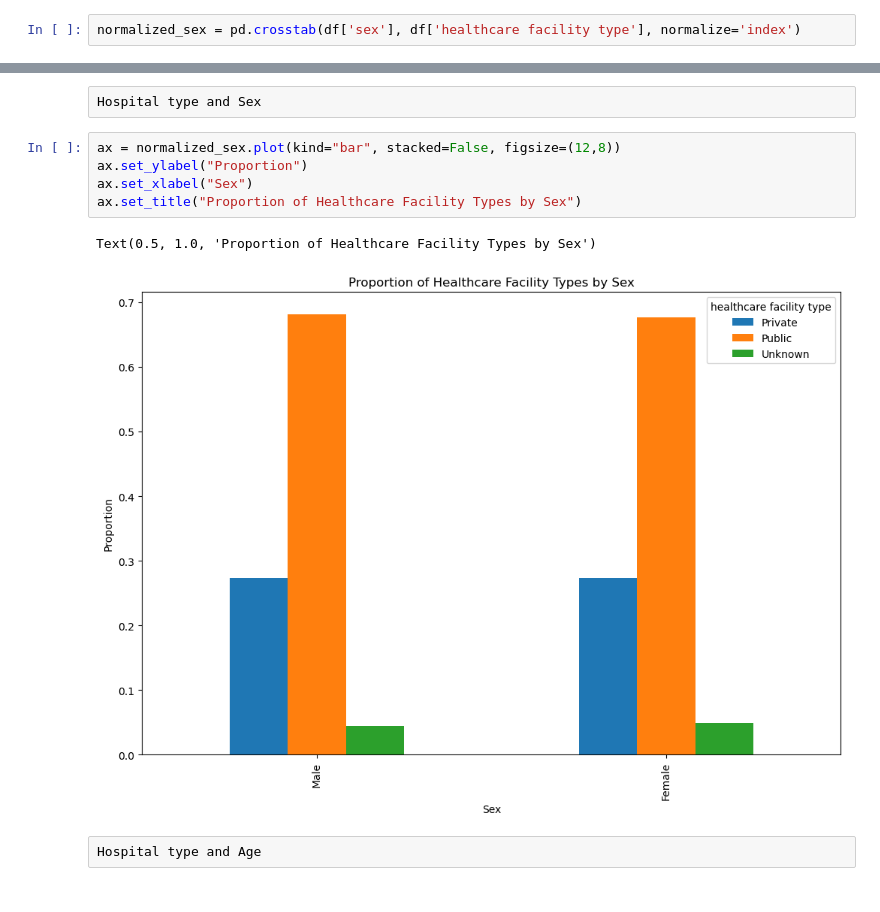
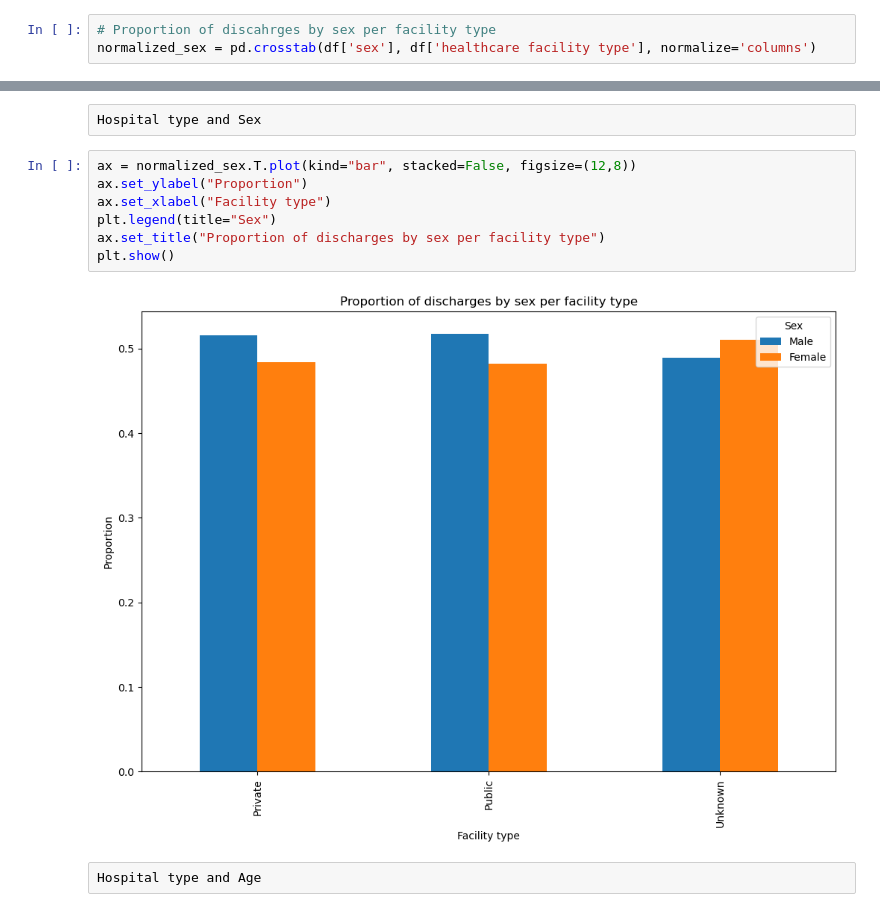
Before and after one commit to mirkopodunavak1996/EDAHospDischarges_Chile2001-2024, a Jupyter notebook: notebooks/General_Analysis_2001-2024_Bivariate(2).ipynb, the cells around one changed output, grey strips where cells are left out. Drawn from its saved outputs; the diff is of its cells as text.

Commit message:
Progress made on documenting notebook adding comments and fixing mistakes in plots

```diff
--- a/notebooks/General_Analysis_2001-2024_Bivariate(2).ipynb
+++ b/notebooks/General_Analysis_2001-2024_Bivariate(2).ipynb
@@ -497,7 +508,8 @@ Normalize counts to compare groups.
 # %% [raw]
 Hospital type and Sex
 # %%
-normalized_sex = pd.crosstab(df['sex'], df['healthcare facility type'], normalize='index')
+# Proportion of discahrges by sex per facility type
+normalized_sex = pd.crosstab(df['sex'], df['healthcare facility type'], normalize='columns')
 # %%
 normalized_sex
 # %% [output]
@@ -542,13 +556,14 @@ Simple bar chart, stacked bar, or heatmap.
 # %% [raw]
 Hospital type and Sex
 # %%
-ax = normalized_sex.plot(kind="bar", stacked=False, figsize=(12,8))
+ax = normalized_sex.T.plot(kind="bar", stacked=False, figsize=(12,8))
 ax.set_ylabel("Proportion")
-ax.set_xlabel("Sex")
-ax.set_title("Proportion of Healthcare Facility Types by Sex")
+ax.set_xlabel("Facility type")
+plt.legend(title="Sex")
+ax.set_title("Proportion of discharges by sex per facility type")
+plt.show()
 # %% [output]
-Text(0.5, 1.0, 'Proportion of Healthcare Facility Types by Sex')
-[figure, old version]
+[figure, new version]
 # %% [raw]
 Hospital type and Age
 # %%
```
Also changed, not shown: parts of 36 cells of this notebook.
